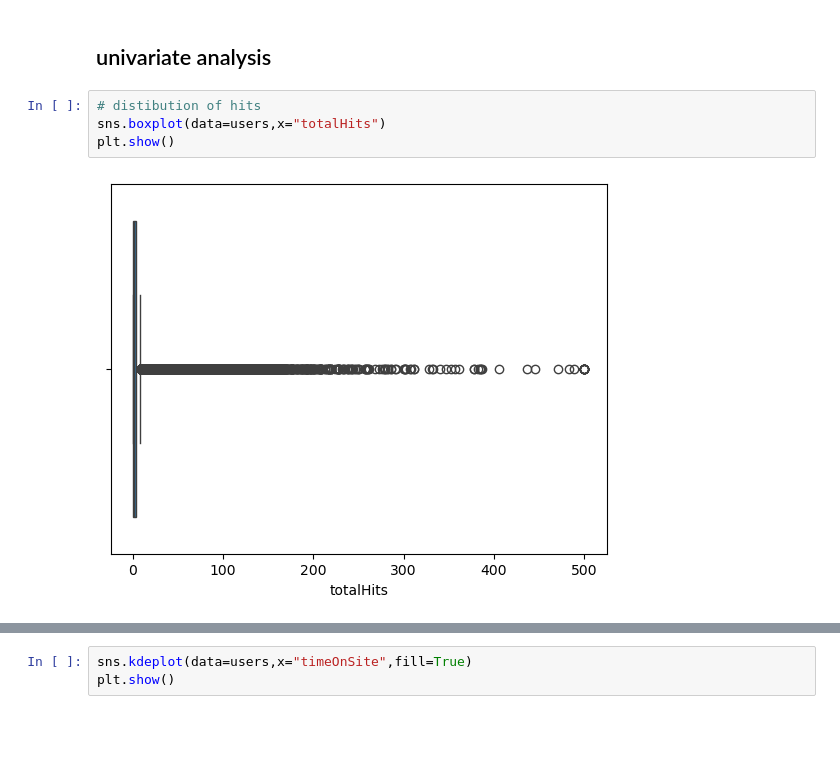
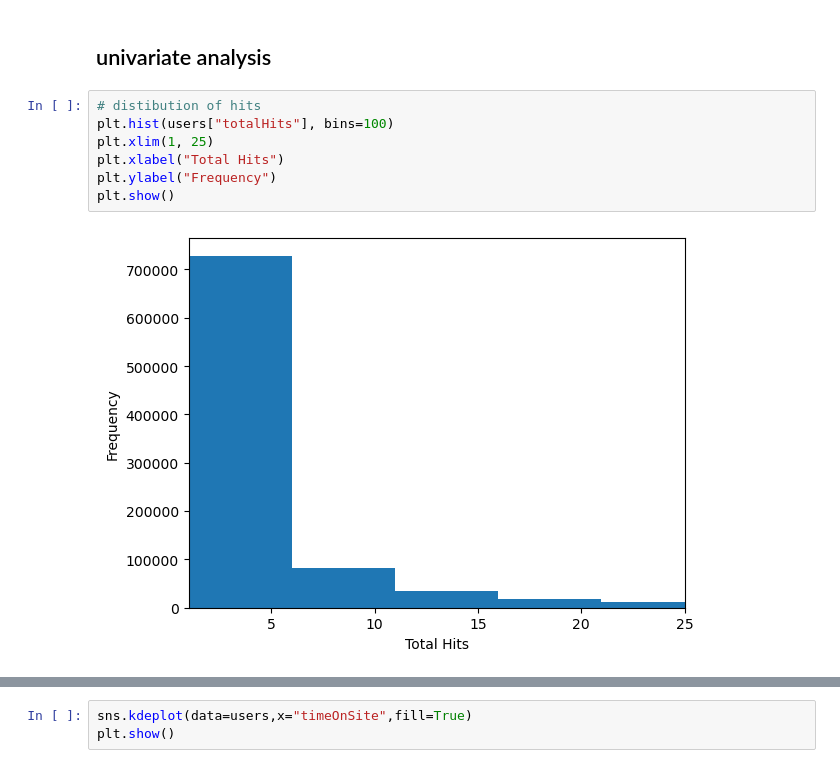
Before and after one commit to karthik-manikulam/GA360-Funnel-Analysis, a Jupyter notebook: Untitled.ipynb, the cells around one changed output, grey strips where cells are left out. Cells and saved outputs as stored; diff of their text form; blank space fills up the shorter version.

```diff
--- a/Untitled.ipynb
+++ b/Untitled.ipynb
@@ -332,7 +351,10 @@ channel_summary
 ## univariate analysis
 # %%
 # distibution of hits
-sns.boxplot(data=users,x="totalHits")
+plt.hist(users["totalHits"], bins=100)
+plt.xlim(1, 25)
+plt.xlabel("Total Hits")
+plt.ylabel("Frequency")
 plt.show()
 # %% [output]
-[figure, old version]
+[figure, new version]
```
Also changed, not shown: parts of 40 cells of this notebook.
